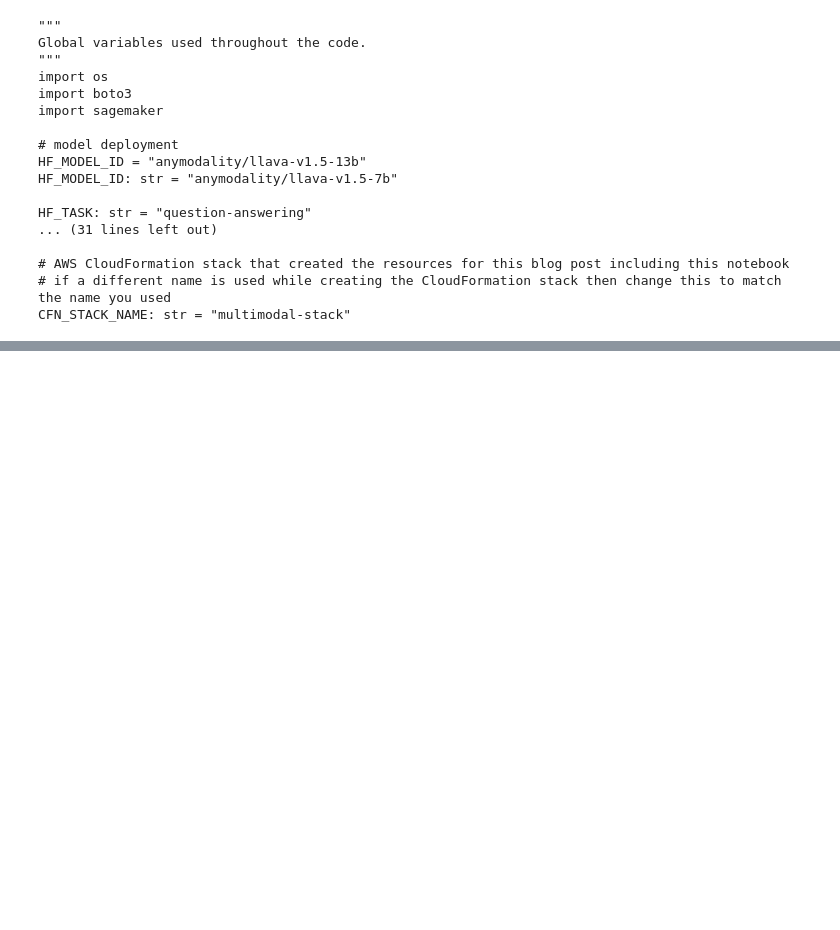
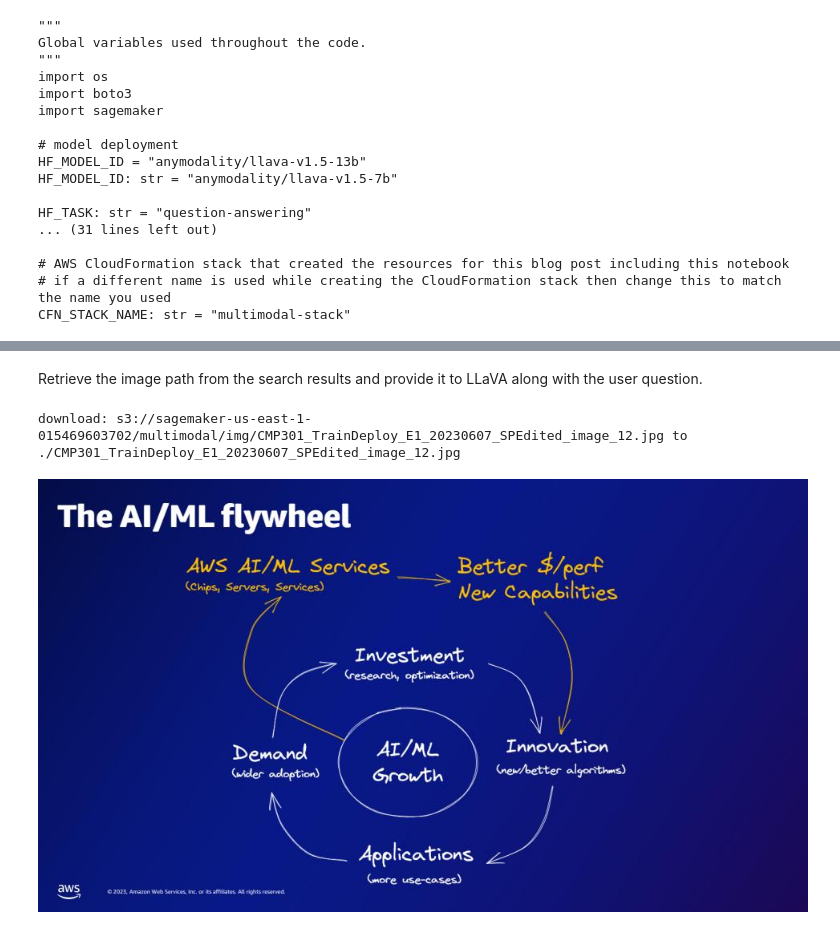
Before and after one commit to aws-samples/multimodal-rag-on-slide-decks, a Jupyter notebook: Blog1-TitanEmbeddings-LVM/notebooks/3_rag_inference.ipynb, the cells around one changed output, grey strips where cells are left out. Cells and saved outputs as stored; diff of their text form; code cells hidden in the pictures; blank space fills up the shorter version.

```diff
--- a/Blog1-TitanEmbeddings-LVM/notebooks/3_rag_inference.ipynb
+++ b/Blog1-TitanEmbeddings-LVM/notebooks/3_rag_inference.ipynb
@@ -112,20 +150,3 @@ bedrock = boto3.client(service_name="bedrock-runtime", endpoint_url=g.FMC_URL)
 # %%
 search_text = "What is the third step in the AI/ML fly wheel"
 text_embeddings = get_text_embeddings(bedrock, search_text)
-# %%
-query = {
-    "size": 1,
-    "query": {
-        "knn": {
-            "vector_embedding": {
-                "vector": text_embeddings[0].tolist(),
-                "k": 1
-            }
-        }
-    }
-}
-index = outputs['OpenSearchIndexName']
-try:
-    image_based_search_response = os_client.search(body=query, index=index)
-except Exception as ex:
-    print(ex)
@@ -133,0 +155,20 @@ except Exception as ex:
+# %%
+query = {
+    "size": 1,
+    "query": {
+        "knn": {
+            "vector_embedding": {
+                "vector": text_embeddings[0].tolist(),
+                "k": 1
+            }
+        }
+    }
+}
+try:
+    image_based_search_response = os_client.search(body=query, index=index_name)
+    # remove the vector_embedding field for readability purposes, it was needed during
+    # the similarity search (by the vector db), we do not need it any more.
+    source = image_based_search_response['hits']['hits'][0]['_source'].pop('vector_embedding')
+    logger.info(f"received response from OpenSearch, response={json.dumps(image_based_search_response, indent=2)}")
+except Exception as e:
+    logger.error(f"error occured while querying OpenSearch index={index_name}, exception={e}")
@@ -134,2 +193,12 @@ except Exception as ex:
+# %% [markdown]
+Retrieve the image path from the search results and provide it to LLaVA along with the user question.
 # %%
 s3_img_path = image_based_search_response.get('hits', {}).get('hits')[0].get('_source').get('image_path')
+# %%
+from IPython.display import Image
+!aws s3 cp {s3_img_path} .
+local_img_path = os.path.basename(s3_img_path)
+Image(filename=local_img_path)
+# %% [output]
+download: s3://sagemaker-us-east-1-015469603702/multimodal/img/CMP301_TrainDeploy_E1_20230607_SPEdited_image_12.jpg to ./CMP301_TrainDeploy_E1_20230607_SPEdited_image_12.jpg
+[figure, added]
```
Also changed, not shown: parts of 19 cells of this notebook, 5 other files.
